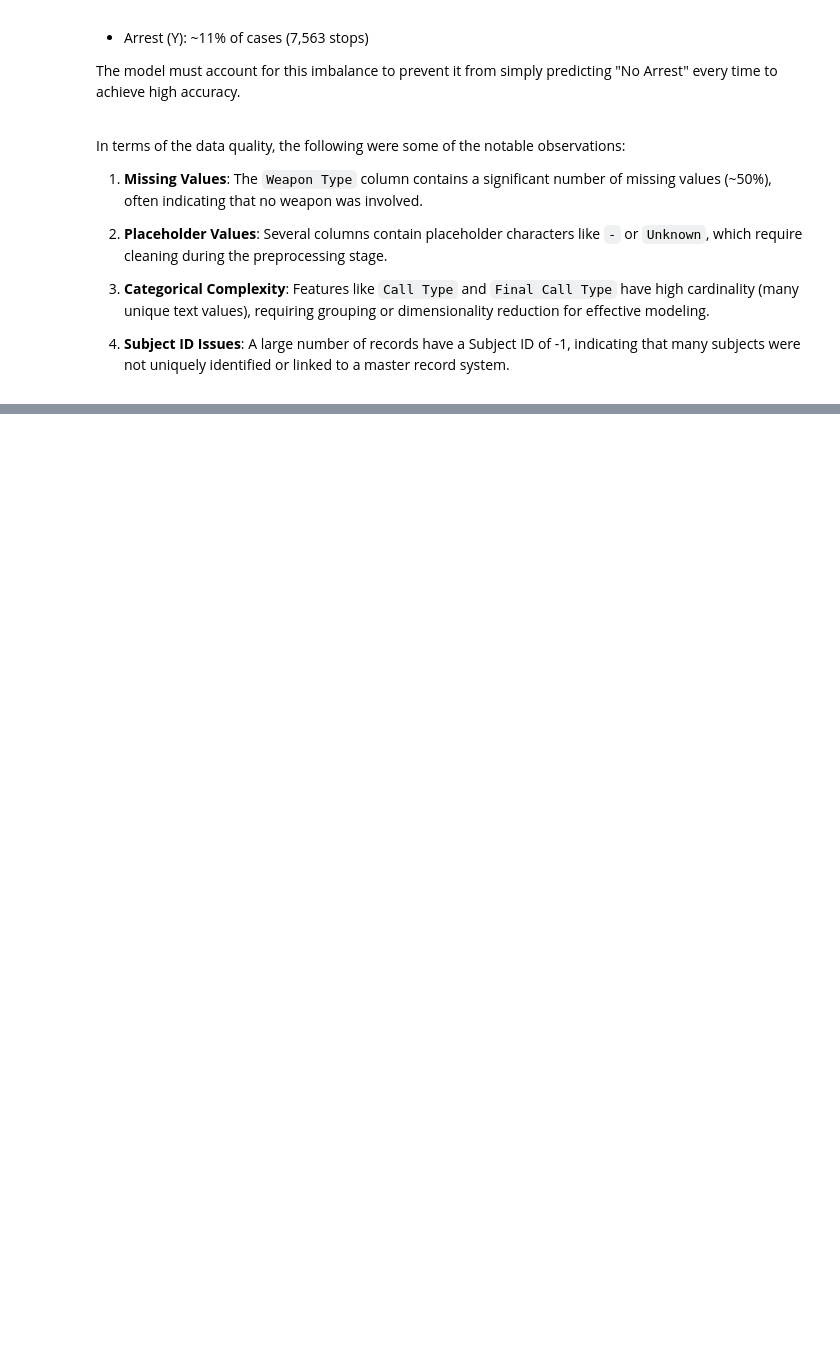
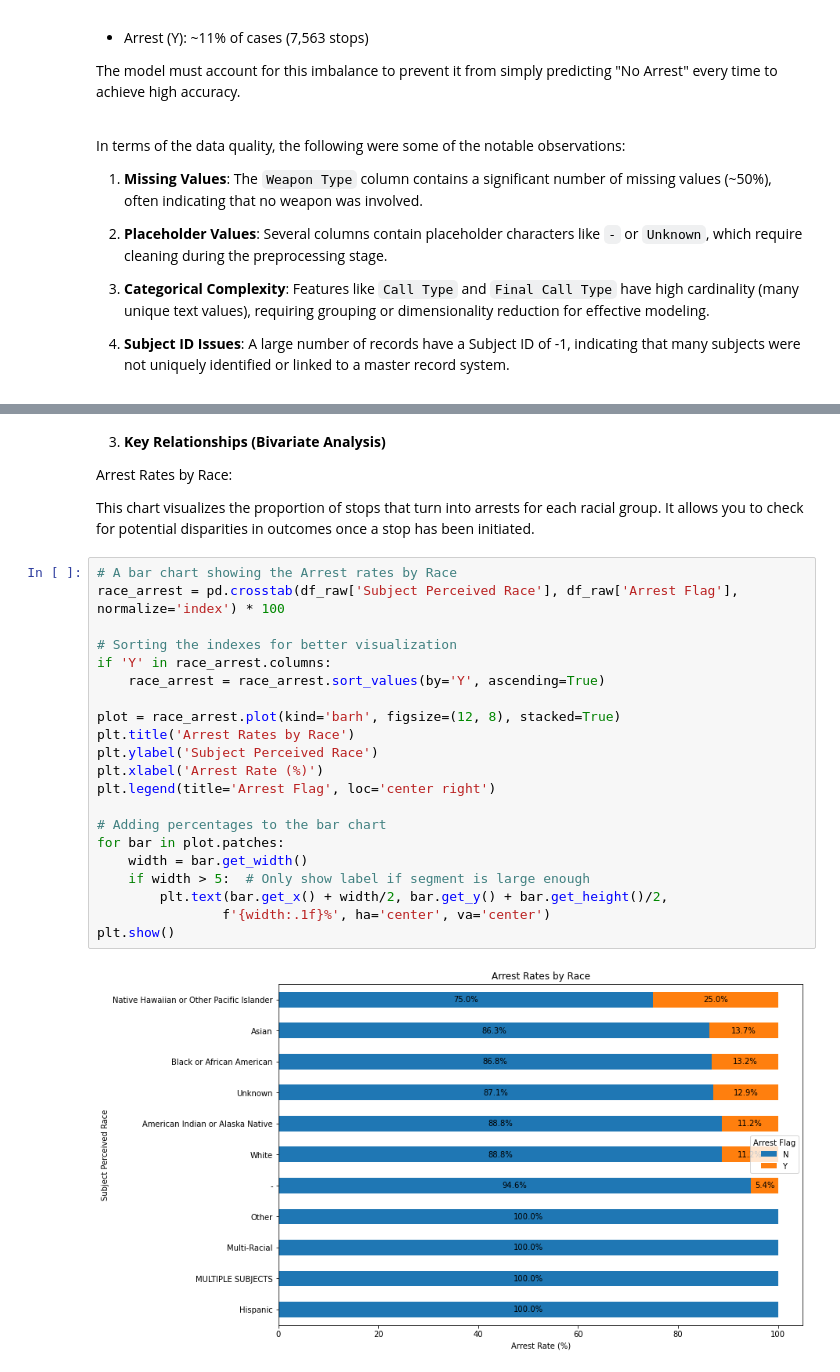
Before and after one commit to BC-254/analyzing-reasonable-suspicion, a Jupyter notebook: index.ipynb, the cells around one changed output, grey strips where cells are left out. Cells and saved outputs as stored; diff of their text form; blank space fills up the shorter version.

```diff
--- a/index.ipynb
+++ b/index.ipynb
@@ -65,0 +126,29 @@ memory usage: 11.6+ MB
+# %% [markdown]
+3. **Key Relationships (Bivariate Analysis)**
+
+Arrest Rates by Race:
+
+This chart visualizes the proportion of stops that turn into arrests for each racial group. It allows you to check for potential disparities in outcomes once a stop has been initiated.
+# %%
+# A bar chart showing the Arrest rates by Race
+race_arrest = pd.crosstab(df_raw['Subject Perceived Race'], df_raw['Arrest Flag'], normalize='index') * 100
+
+# Sorting the indexes for better visualization
+if 'Y' in race_arrest.columns:
+    race_arrest = race_arrest.sort_values(by='Y', ascending=True)
+
+plot = race_arrest.plot(kind='barh', figsize=(12, 8), stacked=True)
+plt.title('Arrest Rates by Race')
+plt.ylabel('Subject Perceived Race')
+plt.xlabel('Arrest Rate (%)')
+plt.legend(title='Arrest Flag', loc='center right')
+
+# Adding percentages to the bar chart
+for bar in plot.patches:
+    width = bar.get_width()
+    if width > 5:  # Only show label if segment is large enough
+        plt.text(bar.get_x() + width/2, bar.get_y() + bar.get_height()/2,
+                f'{width:.1f}%', ha='center', va='center')
+plt.show()
+# %% [output]
+[figure, added]
```
Also changed, not shown: parts of 10 cells of this notebook, 1 other file.
